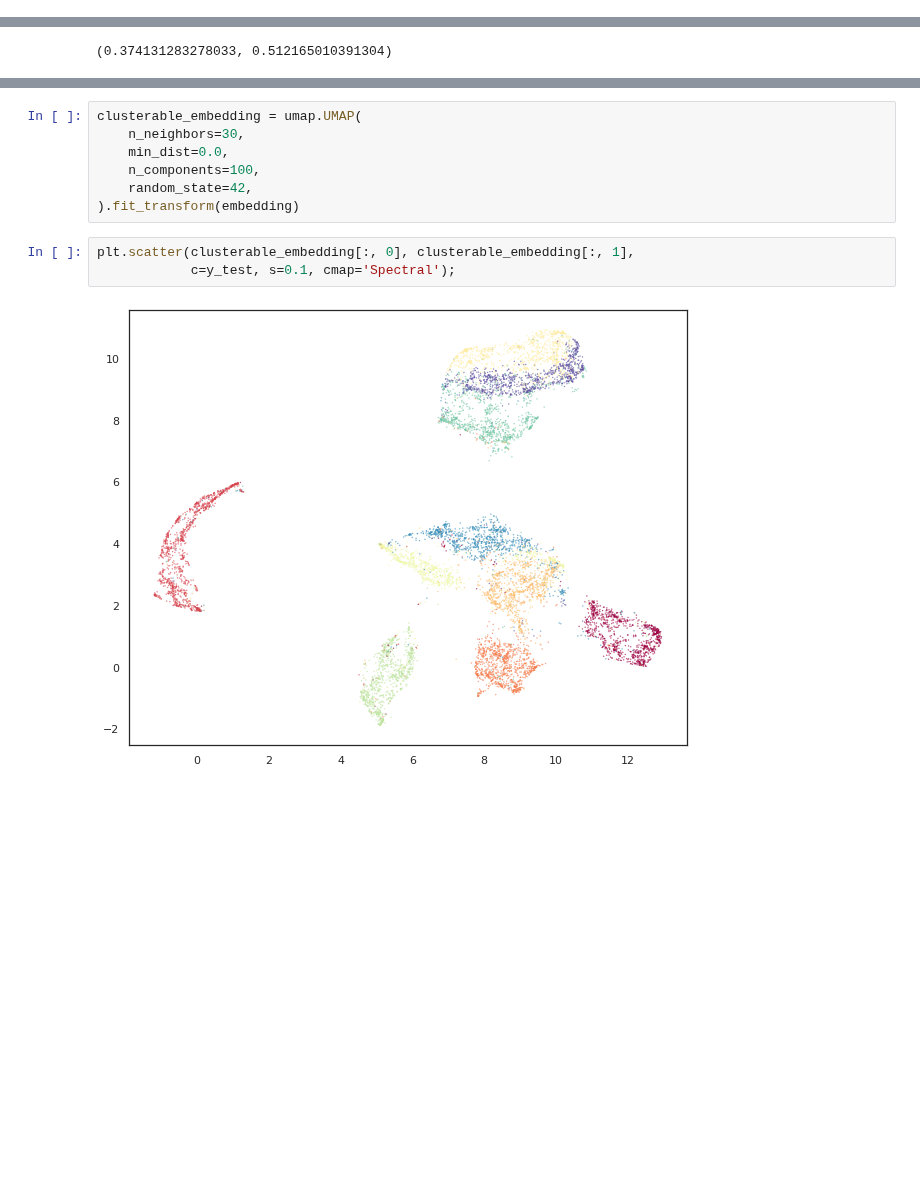
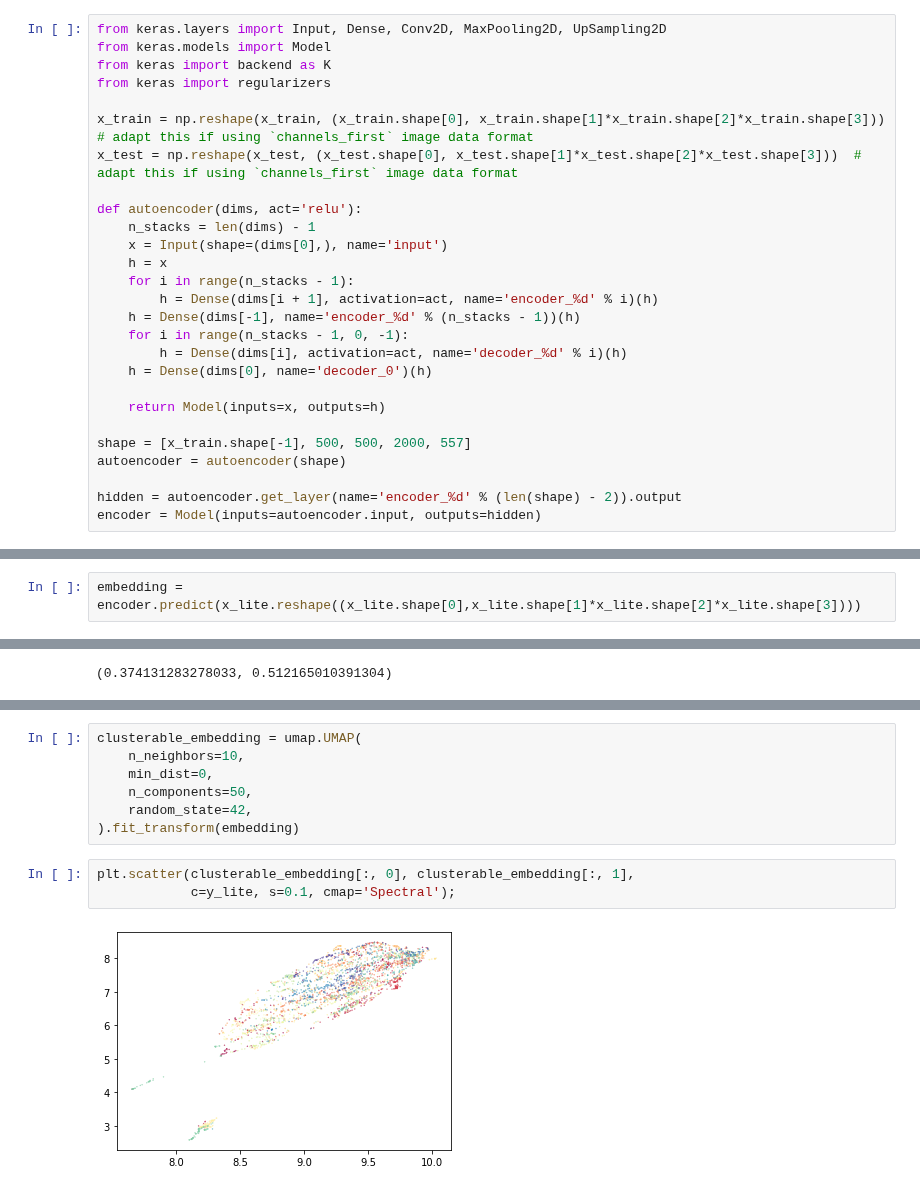
Before and after one commit to GuillaumeMagnette/Stage_Tritons, a Jupyter notebook: Umap_Autoencoder.ipynb, the cells around one changed output, grey strips where cells are left out. Cells and saved outputs as stored; diff of their text form; blank space fills up the shorter version.

```diff
--- a/Umap_Autoencoder.ipynb
+++ b/Umap_Autoencoder.ipynb
@@ -173,0 +379,27 @@ ValueError: ignored
+# %%
+from keras.layers import Input, Dense, Conv2D, MaxPooling2D, UpSampling2D
+from keras.models import Model
+from keras import backend as K
+from keras import regularizers
+
+x_train = np.reshape(x_train, (x_train.shape[0], x_train.shape[1]*x_train.shape[2]*x_train.shape[3]))  # adapt this if using `channels_first` image data format
+x_test = np.reshape(x_test, (x_test.shape[0], x_test.shape[1]*x_test.shape[2]*x_test.shape[3]))  # adapt this if using `channels_first` image data format
+
+def autoencoder(dims, act='relu'):
+    n_stacks = len(dims) - 1
+    x = Input(shape=(dims[0],), name='input')
+    h = x
+    for i in range(n_stacks - 1):
+        h = Dense(dims[i + 1], activation=act, name='encoder_%d' % i)(h)
+    h = Dense(dims[-1], name='encoder_%d' % (n_stacks - 1))(h)
+    for i in range(n_stacks - 1, 0, -1):
+        h = Dense(dims[i], activation=act, name='decoder_%d' % i)(h)
+    h = Dense(dims[0], name='decoder_0')(h)
+
+    return Model(inputs=x, outputs=h)
+
+shape = [x_train.shape[-1], 500, 500, 2000, 557]
+autoencoder = autoencoder(shape)
+
+hidden = autoencoder.get_layer(name='encoder_%d' % (len(shape) - 2)).output
+encoder = Model(inputs=autoencoder.input, outputs=hidden)
@@ -173,0 +434,2 @@ ValueError: ignored
+# %%
+embedding = encoder.predict(x_lite.reshape((x_lite.shape[0],x_lite.shape[1]*x_lite.shape[2]*x_lite.shape[3])))
@@ -229,15 +493,15 @@ np.sum(clustered) / x_test.shape[0]
 1.0
 # %%
 clusterable_embedding = umap.UMAP(
-    n_neighbors=30,
-    min_dist=0.0,
-    n_components=100,
+    n_neighbors=10,
+    min_dist=0,
+    n_components=50,
     random_state=42,
 ).fit_transform(embedding)
 # %%
 plt.scatter(clusterable_embedding[:, 0], clusterable_embedding[:, 1],
-            c=y_test, s=0.1, cmap='Spectral');
+            c=y_lite, s=0.1, cmap='Spectral');
 # %% [output]
-[figure, old version]
+[figure, new version]
 # %%
 labels = hdbscan.HDBSCAN(
```
Also changed, not shown: parts of 36 cells of this notebook.
